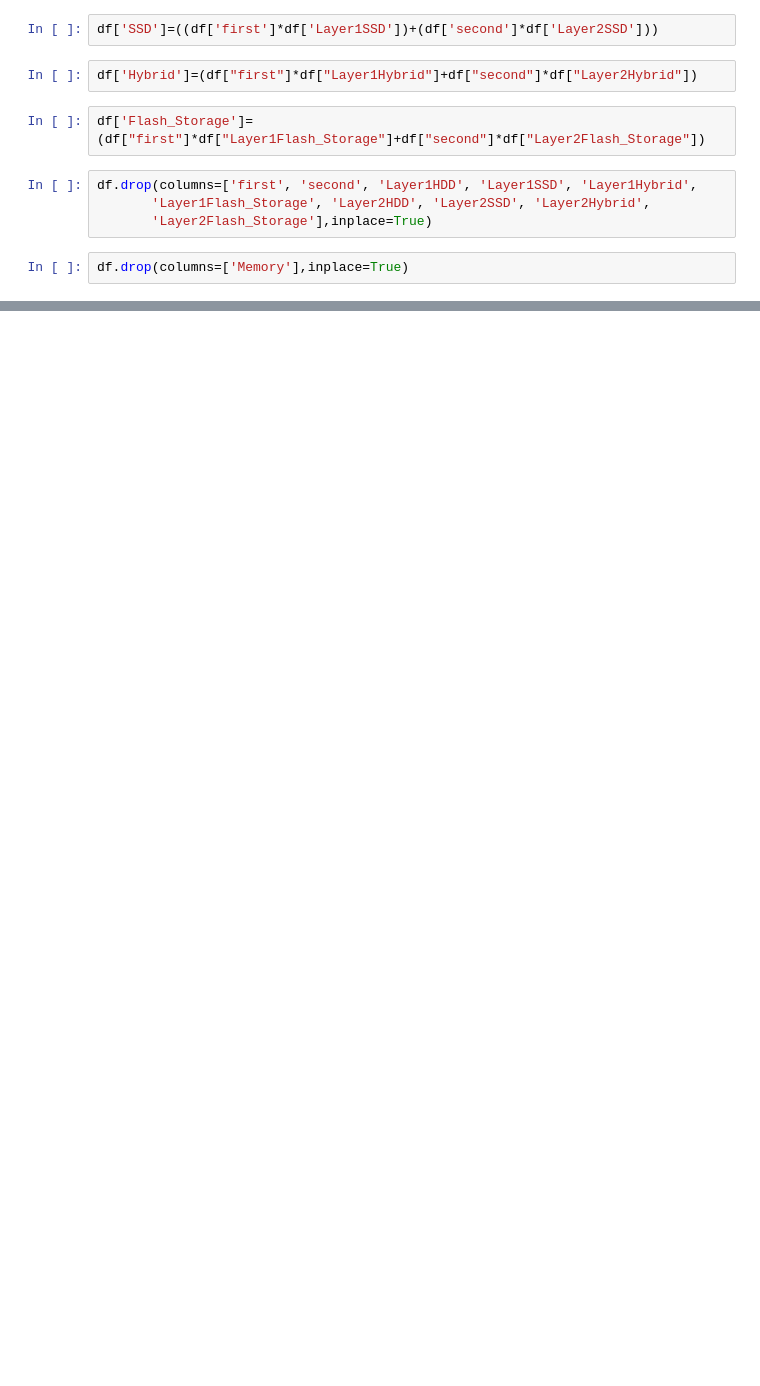
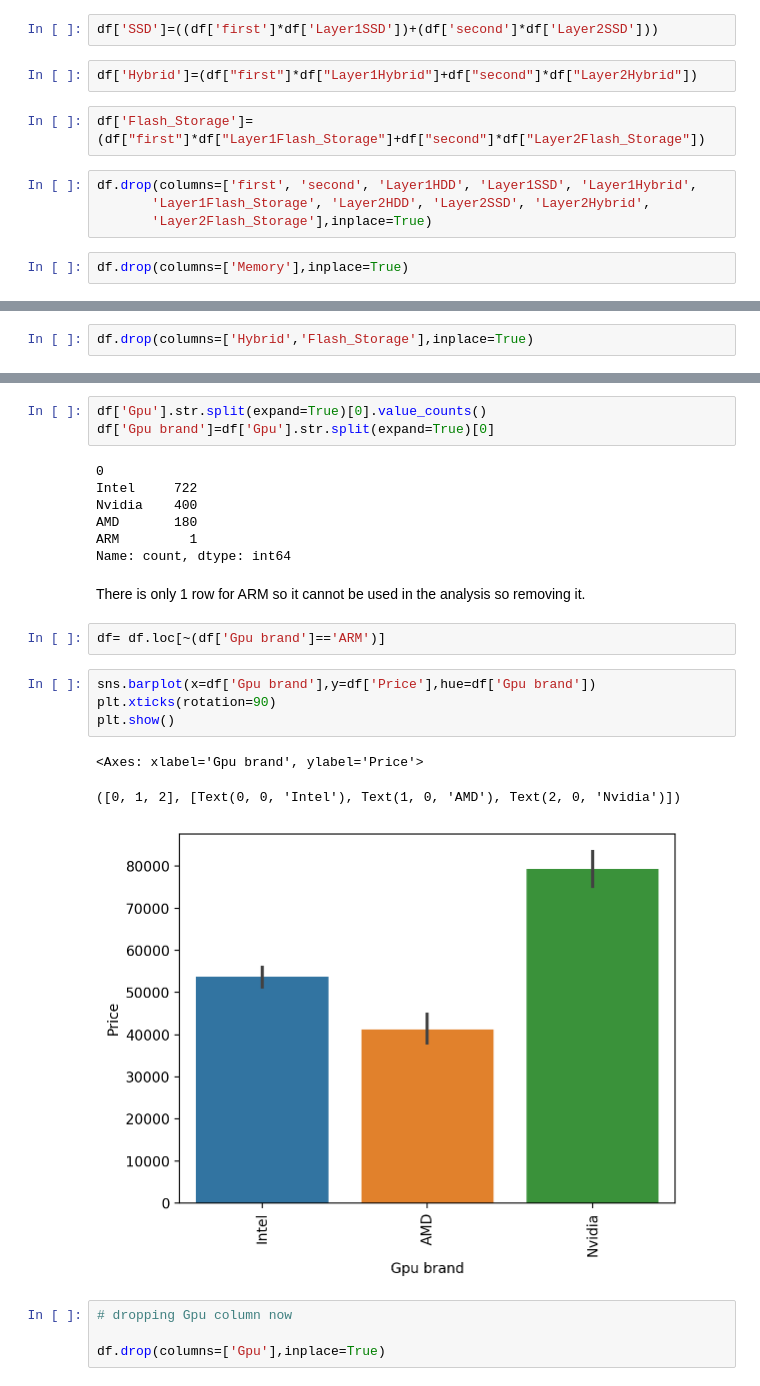
Before and after one commit to gvsreekar/Laptop-price-prediction, a Jupyter notebook: notebooks/model.ipynb, the cells around one changed output, grey strips where cells are left out. Drawn from its saved outputs; the diff is of its cells as text; blank space fills up the shorter version.

Commit message:
Gpu column cleaned

```diff
--- a/notebooks/model.ipynb
+++ b/notebooks/model.ipynb
@@ -608,0 +625,2 @@ df.head()
+# %%
+df.drop(columns=['Hybrid','Flash_Storage'],inplace=True)
@@ -608,0 +645,26 @@ df.head()
+# %%
+df['Gpu'].str.split(expand=True)[0].value_counts()
+df['Gpu brand']=df['Gpu'].str.split(expand=True)[0]
+# %% [output]
+0
+Intel     722
+Nvidia    400
+AMD       180
+ARM         1
+Name: count, dtype: int64
+# %% [markdown]
+There is only 1 row for ARM so it cannot be used in the analysis so removing it.
+# %%
+df= df.loc[~(df['Gpu brand']=='ARM')]
+# %%
+sns.barplot(x=df['Gpu brand'],y=df['Price'],hue=df['Gpu brand'])
+plt.xticks(rotation=90)
+plt.show()
+# %% [output]
+<Axes: xlabel='Gpu brand', ylabel='Price'>
+([0, 1, 2], [Text(0, 0, 'Intel'), Text(1, 0, 'AMD'), Text(2, 0, 'Nvidia')])
+[figure, added]
+# %%
+# dropping Gpu column now
+
+df.drop(columns=['Gpu'],inplace=True)
```
Also changed, not shown: parts of 3 cells of this notebook.
